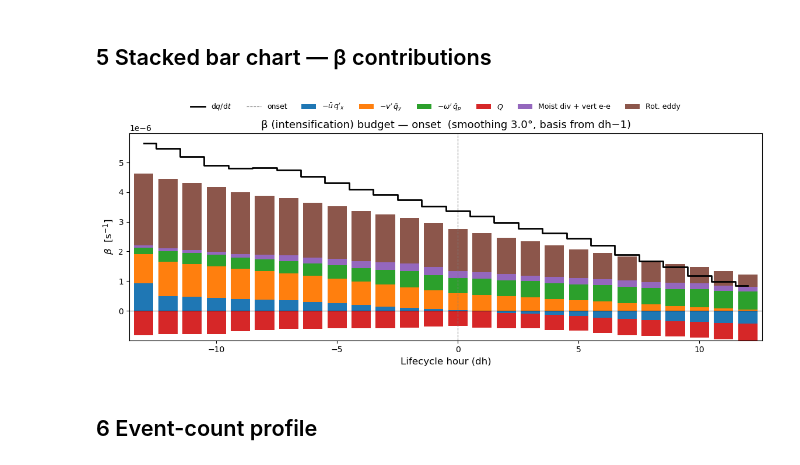
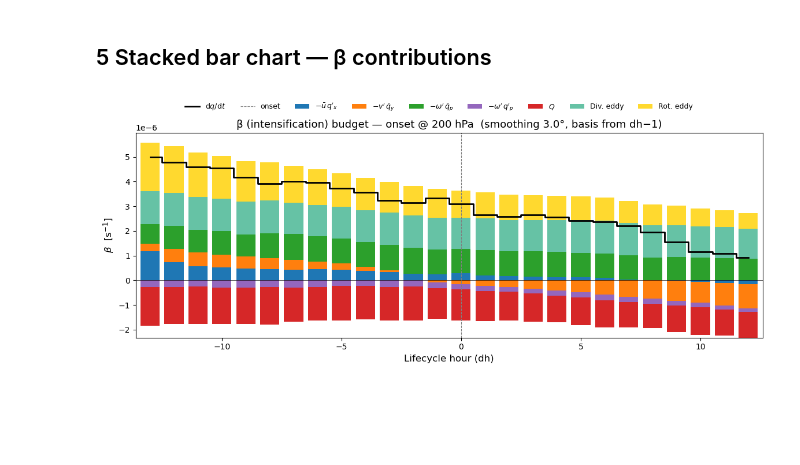
Before and after one commit to yanxingjianken/pvtend, a Jupyter notebook: examples/05_stacked_bar_beta.ipynb, the cells around one changed output. Saved outputs shown, nothing was run; the diff lists cells and outputs as text; code cells hidden in the pictures; blank space fills up the shorter version.

```diff
--- a/examples/05_stacked_bar_beta.ipynb
+++ b/examples/05_stacked_bar_beta.ipynb
@@ -22,11 +21,12 @@ from pvtend.decomposition.smoothing import gaussian_smooth_nan
 # %% [markdown]
 ## 1  Configuration
 # %%
-DATA_ROOT = "/net/flood/data2/users/x_yan/composite_blocking_tempest"
-STAGE     = "onset"
+PKL_PATH   = "/net/flood/data2/users/x_yan/tempest_extreme_4_basis/outputs_prp/composite_state.pkl"
+STAGE      = "onset"
+LEVEL      = 200           # "wavg" for mass-weighted vertical avg, or int hPa (e.g. 200, 250, 500)
 SMOOTH_DEG = 3.0
-GRID_SP    = 1.5          # grid spacing in degrees
-DH_RANGE   = list(range(-13, 13))   # lifecycle hours
+GRID_SP    = 1.5           # grid spacing in degrees
 
-print(f"Stage: {STAGE}   Smoothing: {SMOOTH_DEG}°   Grid: {GRID_SP}°")
+_lvl_str = f"{LEVEL} hPa" if isinstance(LEVEL, int) else "wavg"
+print(f"Stage: {STAGE}   Level: {_lvl_str}   Smoothing: {SMOOTH_DEG}°   Grid: {GRID_SP}°")
 # %% [output]
@@ -174,19 +175,25 @@ Done.  dh range: -13 … 12
 # %% [markdown]
 ## 5  Stacked bar chart — β contributions
 # %%
-# Colors for each term (dq/dt gets its own dark marker)
+# Colors sampled from matplotlib qualitative colormaps (colorblind-safe)
+# https://matplotlib.org/stable/users/explain/colors/colormaps.html
+_tab10 = plt.cm.tab10      # 10-class qualitative (perceptually distinct)
+_set2  = plt.cm.Set2        # 8-class qualitative  (ColorBrewer, softer)
+
 TERM_COLORS = {
-    TERM_NAMES[0]: "black",       # dq/dt
-    TERM_NAMES[1]: "#1f77b4",     # -ū q'_x  (blue)
-    TERM_NAMES[2]: "#ff7f0e",     # -v' q̄_y  (orange)
-    TERM_NAMES[3]: "#2ca02c",     # -ω' q̄_p  (green)
-    TERM_NAMES[4]: "#d62728",     # Q        (red)
-    TERM_NAMES[5]: "#9467bd",     # Moist div (purple)
-    TERM_NAMES[6]: "#8c564b",     # Rot. eddy (brown)
+    TERM_NAMES[0]: "black",            # dq/dt  (step line overlay)
+    TERM_NAMES[1]: _tab10(0),          # -ū q'_x   (tab10 blue)
+    TERM_NAMES[2]: _tab10(1),          # -v' q̄_y   (tab10 orange)
+    TERM_NAMES[3]: _tab10(2),          # -ω' q̄_p   (tab10 green)
+    TERM_NAMES[4]: _tab10(4),          # -ω' q'_p  (tab10 purple)
+    TERM_NAMES[5]: _tab10(3),          # Q          (tab10 red)
+    TERM_NAMES[6]: _set2(0),           # Div. eddy  (Set2 teal)
+    TERM_NAMES[7]: _set2(5),           # Rot. eddy  (Set2 gold)
 }
 
 # Separate RHS terms from the total tendency
 rhs_names = TERM_NAMES[1:]   # everything except dq/dt
+_lvl_str = f"{LEVEL} hPa" if isinstance(LEVEL, int) else "wavg"
 
 fig, ax = plt.subplots(figsize=(14, 5))
 bar_width = 0.8
@@ -201,34 +208,32 @@ for name in rhs_names:
     neg_vals = np.where(vals < 0, vals, 0)
 
     ax.bar(dh_arr, pos_vals, bottom=pos_bottom, width=bar_width,
            color=TERM_COLORS[name], edgecolor="none", label=name)
     ax.bar(dh_arr, neg_vals, bottom=neg_bottom, width=bar_width,
            color=TERM_COLORS[name], edgecolor="none")
 
     pos_bottom += pos_vals
     neg_bottom += neg_vals
 
 # Overlay dq/dt as a black step line
 ax.step(dh_arr, beta_lifecycle[TERM_NAMES[0]], where="mid",
         color="black", lw=2, label=TERM_NAMES[0], zorder=5)
 
 ax.axhline(0, color="k", lw=0.5)
 ax.axvline(0, color="grey", lw=0.8, ls="--", label="onset")
 ax.set_xlabel("Lifecycle hour (dh)", fontsize=12)
 ax.set_ylabel(r"$\beta$  [s$^{-1}$]", fontsize=12)
-ax.set_title(f"β (intensification) budget — {STAGE}  "
+ax.set_title(f"β (intensification) budget — {STAGE} @ {_lvl_str}  "
              f"(smoothing {SMOOTH_DEG}°, basis from dh−1)", fontsize=13)
 
 # Legend outside the axes, centered below the title like a subtitle
 handles, labels = ax.get_legend_handles_labels()
 fig.legend(handles, labels, loc="upper center",
            bbox_to_anchor=(0.5, 0.95), ncol=len(labels),
            fontsize=9, frameon=False)
 
 ax.set_xlim(dh_arr[0] - 0.6, dh_arr[-1] + 0.6)
 fig.subplots_adjust(top=0.82)
 plt.show()
 # %% [output]
-[figure, old version]
+[figure, new version]
-# %% [markdown]
-## 6  Event-count profile
```
Also changed, not shown: parts of 10 cells of this notebook, 1 other file.
